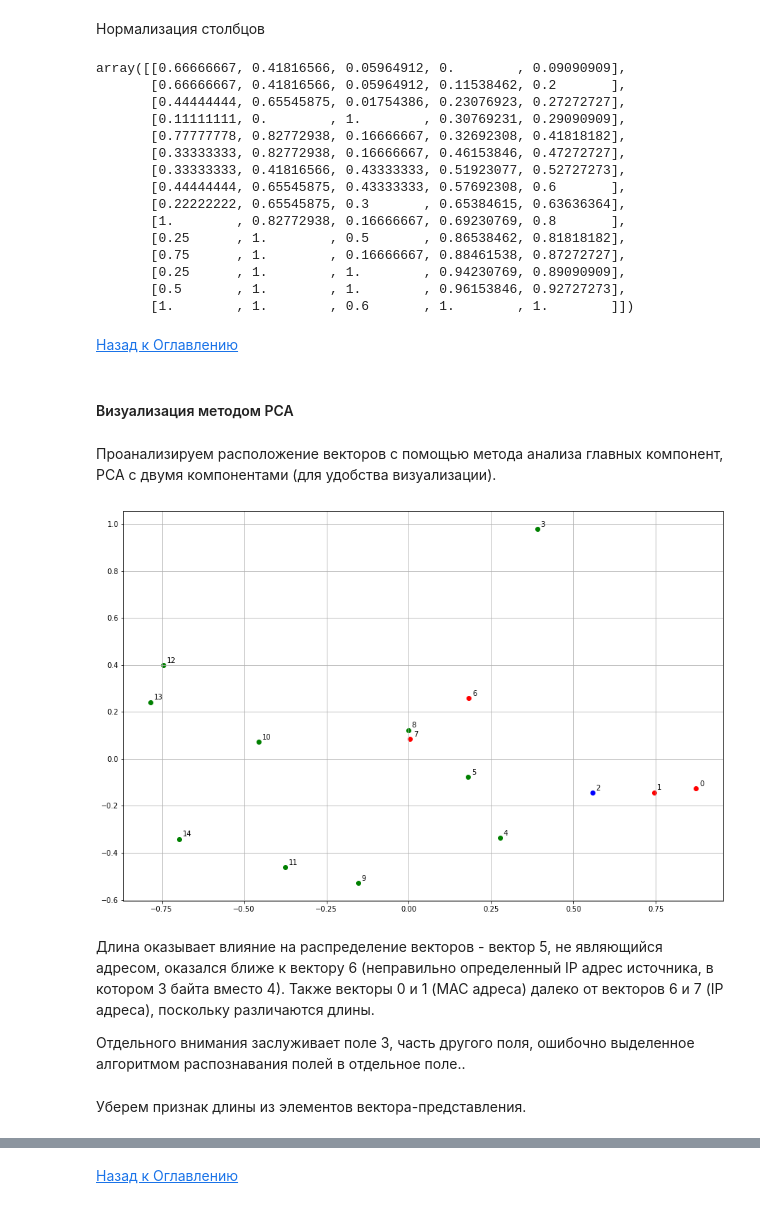
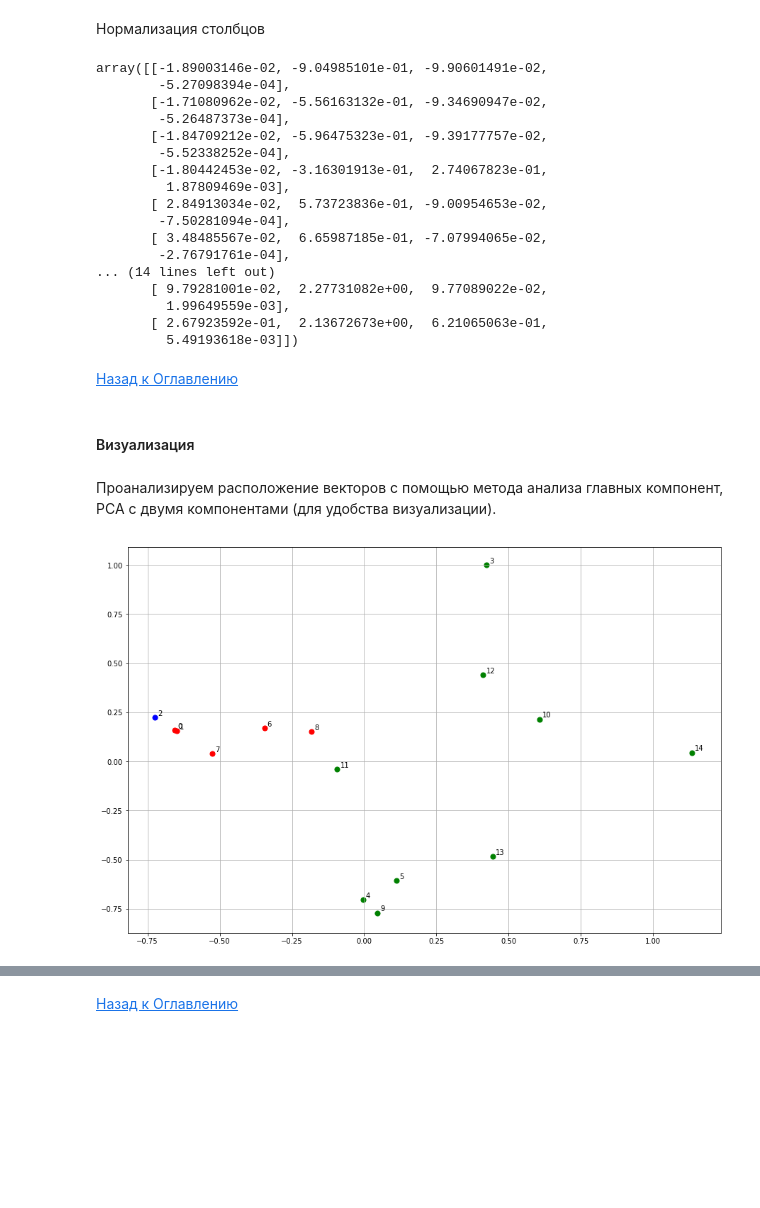
Before and after one commit to yurichernyshov/PRE, a Jupyter notebook: code/fields_classification.ipynb, the cells around one changed output, grey strips where cells are left out. Drawn from its saved outputs; the diff is of its cells as text; code cells hidden in the pictures; blank space fills up the shorter version.

```diff
--- a/code/fields_classification.ipynb
+++ b/code/fields_classification.ipynb
@@ -480,6 +470,6 @@ for i, b in enumerate(borders):
 # %%
 labels = [1, 1, 2, 0, 0,
-          0, 1, 1, 0, 0,
+          0, 1, 1, 1, 0,
           0, 0, 0, 0, 0]
 # %% [markdown]
 <a href='#toc'>Назад к Оглавлению</a>
@@ -540,2 +534,10 @@ embeddings = create_embeddings(pckgs, borders)
+# %%
+fd = open('/home/datapk/datasets/PRE/test_191_packets.pcap','rb')
+big_pckgs = []
+for ts, pckg in dpkt.pcap.Reader(fd):
+    big_pckgs.append(pckg)
+fd.close()
+
+embeddings = create_embeddings(big_pckgs, borders)
 # %%
 for i,e in enumerate(embeddings):
@@ -560,54 +562,54 @@ for i,e in enumerate(embeddings):
 Нормализация столбцов
 # %%
 for i in range(len(borders)):
-    for j in range(5):
-        m = np.max(embeddings[:,j])
-        embeddings[i,j] /= m
+    for j in range(7):
+        m = np.mean(embeddings[:,j])
+        v = np.var(embeddings[:,j])
+        embeddings[i,j] =  (embeddings[i,j]-m)/v
 
 embeddings
 # %% [output]
-array([[0.66666667, 0.41816566, 0.05964912, 0.        , 0.09090909],
-       [0.66666667, 0.41816566, 0.05964912, 0.11538462, 0.2       ],
-       [0.44444444, 0.65545875, 0.01754386, 0.23076923, 0.27272727],
-       [0.11111111, 0.        , 1.        , 0.30769231, 0.29090909],
-       [0.77777778, 0.82772938, 0.16666667, 0.32692308, 0.41818182],
-       [0.33333333, 0.82772938, 0.16666667, 0.46153846, 0.47272727],
-       [0.33333333, 0.41816566, 0.43333333, 0.51923077, 0.52727273],
-       [0.44444444, 0.65545875, 0.43333333, 0.57692308, 0.6       ],
-       [0.22222222, 0.65545875, 0.3       , 0.65384615, 0.63636364],
-       [1.        , 0.82772938, 0.16666667, 0.69230769, 0.8       ],
-       [0.25      , 1.        , 0.5       , 0.86538462, 0.81818182],
-       [0.75      , 1.        , 0.16666667, 0.88461538, 0.87272727],
-       [0.25      , 1.        , 1.        , 0.94230769, 0.89090909],
-       [0.5       , 1.        , 1.        , 0.96153846, 0.92727273],
-       [1.        , 1.        , 0.6       , 1.        , 1.        ]])
+array([[-1.89003146e-02, -9.04985101e-01, -9.90601491e-02,
+        -5.27098394e-04],
+       [-1.71080962e-02, -5.56163132e-01, -9.34690947e-02,
+        -5.26487373e-04],
+       [-1.84709212e-02, -5.96475323e-01, -9.39177757e-02,
+        -5.52338252e-04],
+       [-1.80442453e-02, -3.16301913e-01,  2.74067823e-01,
+         1.87809469e-03],
+       [ 2.84913034e-02,  5.73723836e-01, -9.00954653e-02,
+        -7.50281094e-04],
+       [ 3.48485567e-02,  6.65987185e-01, -7.07994065e-02,
+        -2.76791761e-04],
+... (14 lines left out)
+       [ 9.79281001e-02,  2.27731082e+00,  9.77089022e-02,
+         1.99649559e-03],
+       [ 2.67923592e-01,  2.13672673e+00,  6.21065063e-01,
+         5.49193618e-03]])
 # %% [markdown]
 <a href='#toc'>Назад к Оглавлению</a>
 # %% [markdown]
-#### Визуализация методом PCA <a name='PCA'></a>
+#### Визуализация <a name='PCA'></a>
 # %% [markdown]
 Проанализируем расположение векторов с помощью метода анализа главных компонент, PCA с двумя компонентами (для удобства визуализации).
 # %%
 pca = PCA(n_components=2)
-r = pca.fit_transform(embeddings)
+tsne = TSNE()
+pca_r = pca.fit_transform(embeddings)
+tsne_r = tsne.fit_transform(embeddings)
 # %%
+result = pca_r
 plt.figure(figsize=(15,10))
-for i in range(len(r)):
+for i in range(len(result)):
     if labels[i]==1:
         color = 'r'
     elif labels[i]==2:
         color = 'b'
     else:
         color = 'g'
-    plt.scatter(r[i,0], r[i,1], c=color)
-    plt.text(r[i,0]+0.01, r[i,1]+0.01, str(i))
+    plt.scatter(result[i,0], result[i,1], c=color, s=50)
+    plt.text(result[i,0]+0.01, result[i,1]+0.01, str(i))
 plt.grid(True)
 plt.show()
 # %% [output]
-[figure, old version]
+[figure, new version]
-# %% [markdown]
-Длина оказывает влияние на распределение векторов - вектор 5, не являющийся адресом, оказался ближе к вектору 6 (неправильно определенный IP адрес источника, в котором 3 байта вместо 4). Также векторы 0 и 1 (MAC адреса)  далеко от векторов 6 и 7 (IP адреса), поскольку различаются длины.
-
-Отдельного внимания заслуживает поле 3, часть другого поля, ошибочно выделенное алгоритмом распознавания полей в отдельное поле..
-# %% [markdown]
-Уберем признак длины из элементов вектора-представления.
```
Also changed, not shown: parts of 46 cells of this notebook, 1 other file.
